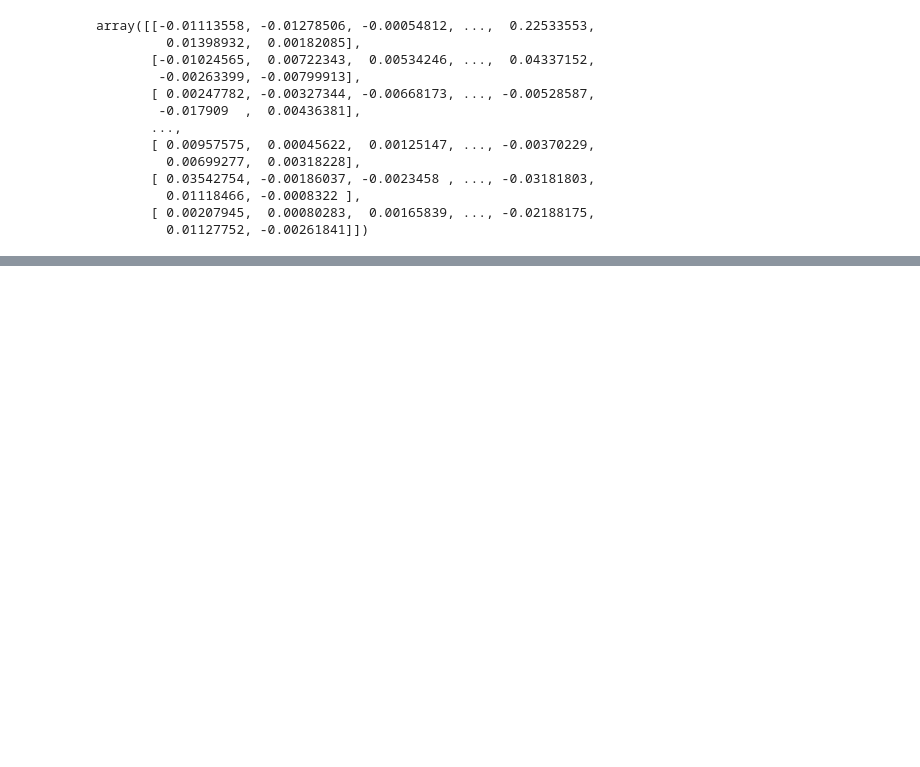
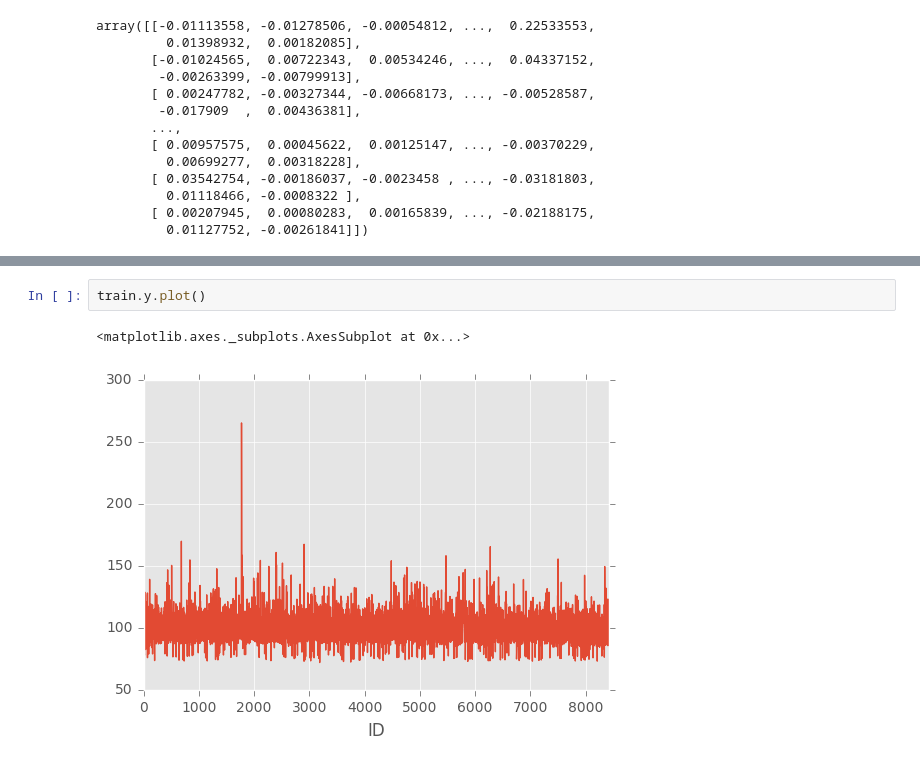
Before and after one commit to datitran/Krimskrams, a Jupyter notebook: Kaggle/Mercedes-Benz Greener Manufacturing/data_review.ipynb, the cells around one changed output, grey strips where cells are left out. Drawn from its saved outputs; the diff is of its cells as text; blank space fills up the shorter version.

```diff
--- a/Kaggle/Mercedes-Benz Greener Manufacturing/data_review.ipynb
+++ b/Kaggle/Mercedes-Benz Greener Manufacturing/data_review.ipynb
@@ -427,0 +442,5 @@ array([[-0.01113558, -0.01278506, -0.00054812, ...,  0.22533553,
+# %%
+train.y.plot()
+# %% [output]
+<matplotlib.axes._subplots.AxesSubplot at 0x...>
+[figure, added]
```
Also changed, not shown: parts of 3 cells of this notebook, 11 other files.
